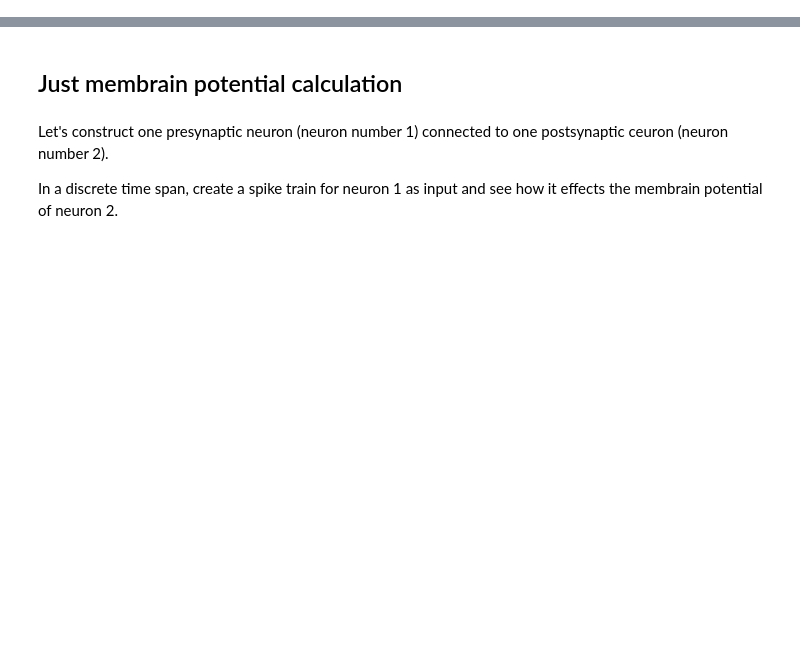
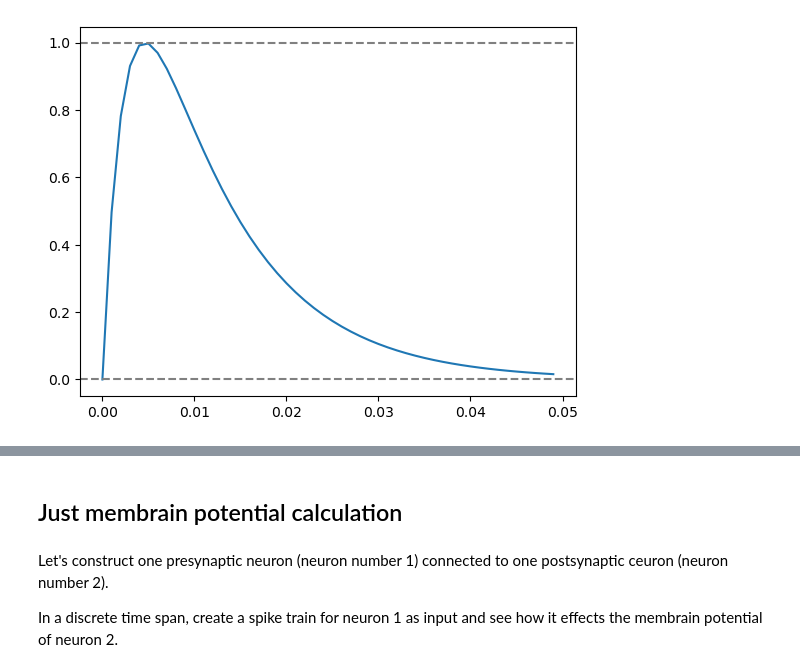
Before and after one commit to mehranfaraji/STDP-Finds-Start-of-Patterns, a Jupyter notebook: SRM-simple.ipynb, the cells around one changed output, grey strips where cells are left out. Saved outputs shown, nothing was run; the diff lists cells and outputs as text; code cells hidden in the pictures; blank space fills up the shorter version.

```diff
--- a/SRM-simple.ipynb
+++ b/SRM-simple.ipynb
@@ -22,0 +204,4 @@ def pprint(A, precision=2):
+# %%
+test.plot_kernel_('eps', 0.05, 0.001)
+# %% [output]
+[figure, added]
```
Also changed, not shown: parts of 10 cells of this notebook.
